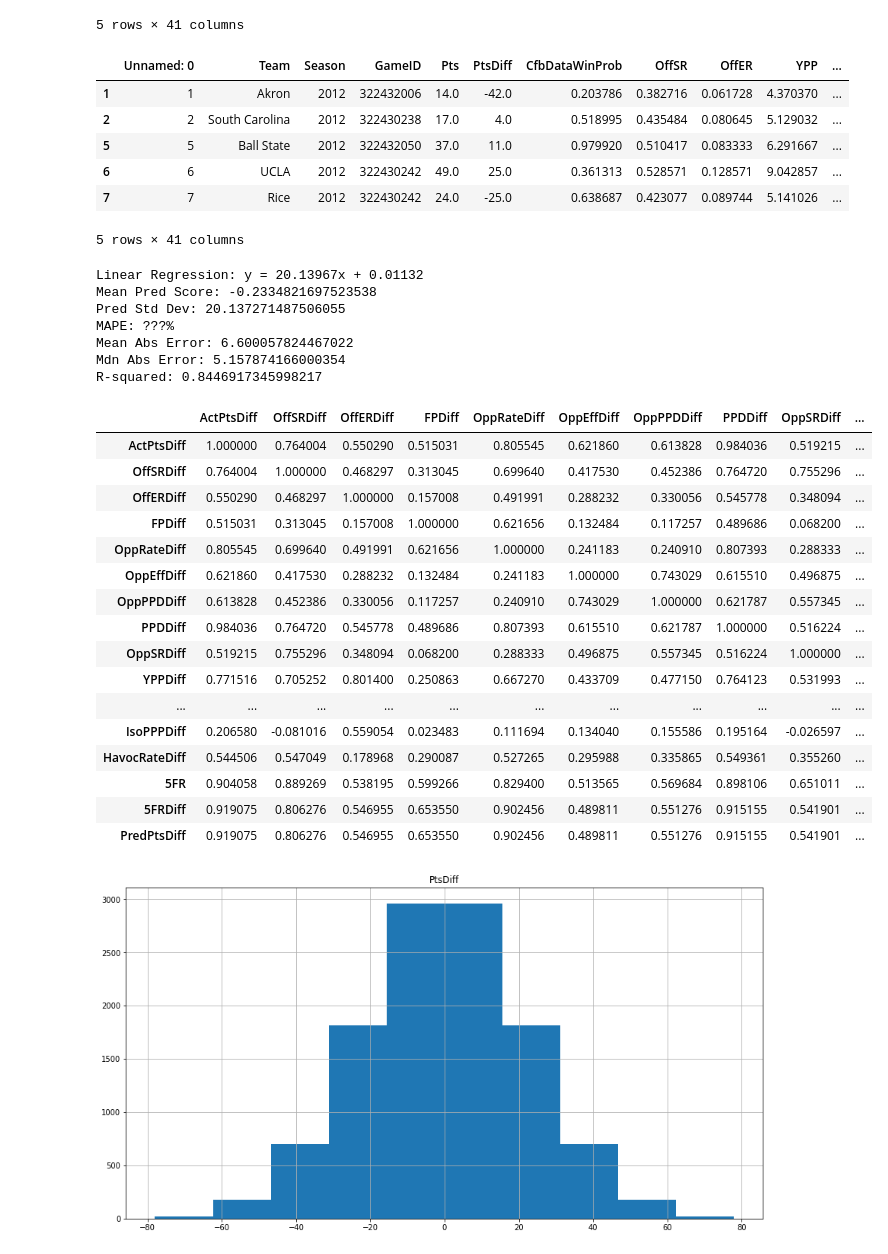
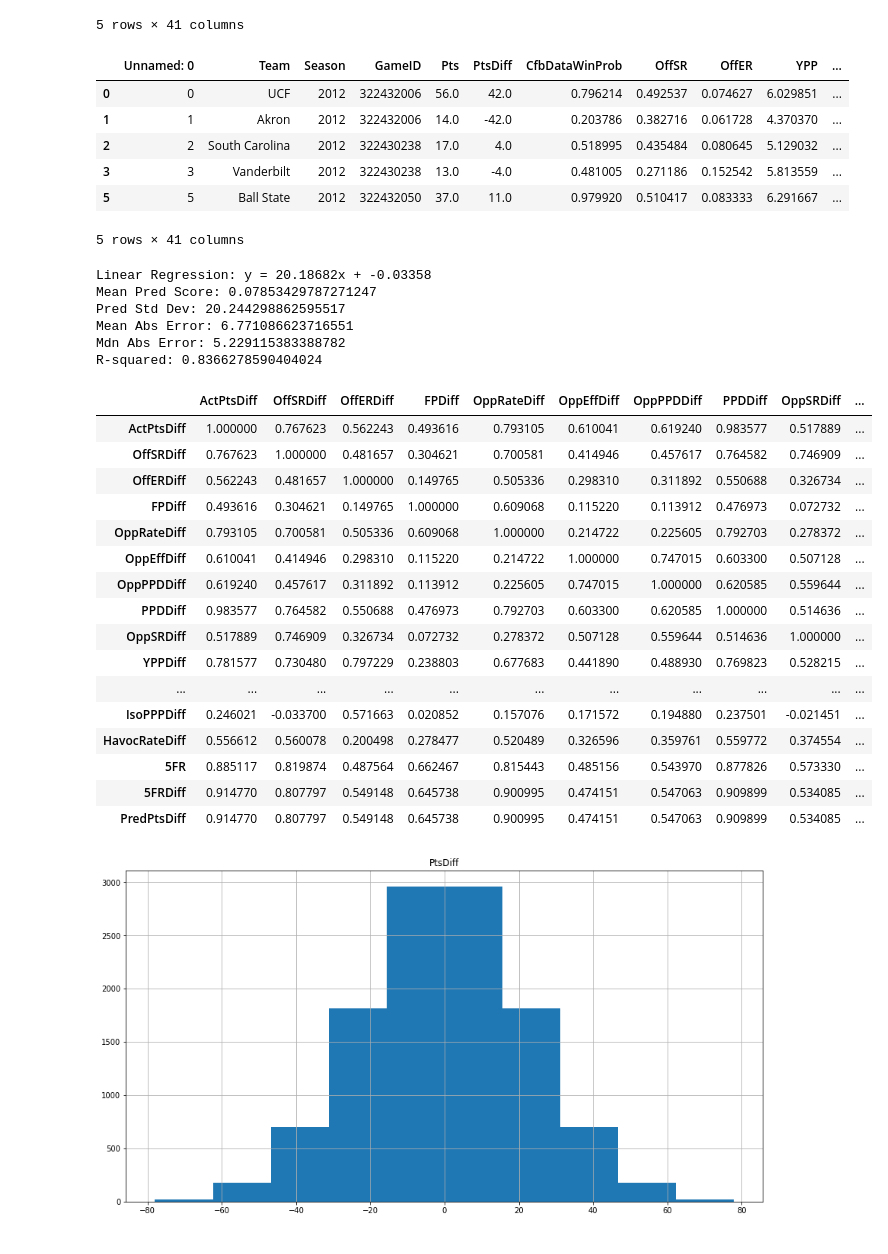
Before and after one commit to akeaswaran/cfb-pbp-analysis, a Jupyter notebook: win-prob.ipynb, the cells around one changed output. Drawn from its saved outputs; the diff is of its cells as text; code cells hidden in the pictures.

```diff
--- a/win-prob.ipynb
+++ b/win-prob.ipynb
@@ -373,7 +373,7 @@ def create_turnover_index(team_stat_pack):
     return translate(team_stat_pack.ExpTODiff - team_stat_pack.ActualTODiff, -5, 5, 0, 10)
 
 def calculate_five_factors_rating(team_stat_pack):
-    return 0.35 * create_eff_index(team_stat_pack) + 0.30 * create_expl_index(team_stat_pack) + 0.15 * create_finish_drive_index(team_stat_pack) + 0.10 * create_fp_index(team_stat_pack) + 0.05 * create_turnover_index(team_stat_pack)
+    return 0.35 * create_eff_index(team_stat_pack) + 0.30 * create_expl_index(team_stat_pack) + 0.15 * create_finish_drive_index(team_stat_pack) + 0.10 * create_fp_index(team_stat_pack) + 0.10 * create_turnover_index(team_stat_pack)
 
 def createDiffs(home, away, column):
     home[f"{column}Diff"] = home[column] - away[column]
@@ -582,11 +549,15 @@ import numpy as np
 from matplotlib import colors
 from matplotlib.ticker import PercentFormatter
 import matplotlib.pyplot as plt
-f, axes = plt.subplots(1, figsize=(20, 8))#plt.subplots(len(inputs), figsize=(20, len(inputs) * 8))
+f, axes = plt.subplots(2, figsize=(20, 8))#plt.subplots(len(inputs), figsize=(20, len(inputs) * 8))
 
 # for i in range(len(inputs)):
 #     inpt = inputs[i]
-axes.scatter(stored_game_boxes[f"5FRDiff"], stored_game_boxes.PtsDiff);
-axes.set_xlabel("5FRDiff")
-axes.set_ylabel("Point Differential");
+axes[0].scatter(stored_game_boxes[f"5FRDiff"], stored_game_boxes.PtsDiff);
+axes[0].set_xlabel("5FRDiff")
+axes[0].set_ylabel("Point Differential");
+
+axes[1].scatter(0.86*stored_game_boxes[f"OffSRDiff"] + 0.14*stored_game_boxes[f"IsoPPPDiff"], stored_game_boxes.PtsDiff);
+axes[1].set_xlabel("OG SP+")
+axes[1].set_ylabel("Point Differential");
 # %% [output]
@@ -618,11 +599,11 @@ test_data = basis[~msk]
 train_data.head()
 # %% [output]
 |  | Unnamed: 0 | Team | Season | GameID | Pts | PtsDiff | CfbDataWinProb | OffSR | OffER | YPP | ... |
+| 0 | 0 | UCF | 2012 | 322432006 | 56.0 | 42.0 | 0.796214 | 0.492537 | 0.074627 | 6.029851 | ... |
 | 1 | 1 | Akron | 2012 | 322432006 | 14.0 | -42.0 | 0.203786 | 0.382716 | 0.061728 | 4.370370 | ... |
 | 2 | 2 | South Carolina | 2012 | 322430238 | 17.0 | 4.0 | 0.518995 | 0.435484 | 0.080645 | 5.129032 | ... |
+| 3 | 3 | Vanderbilt | 2012 | 322430238 | 13.0 | -4.0 | 0.481005 | 0.271186 | 0.152542 | 5.813559 | ... |
 | 5 | 5 | Ball State | 2012 | 322432050 | 37.0 | 11.0 | 0.979920 | 0.510417 | 0.083333 | 6.291667 | ... |
-| 6 | 6 | UCLA | 2012 | 322430242 | 49.0 | 25.0 | 0.361313 | 0.528571 | 0.128571 | 9.042857 | ... |
-| 7 | 7 | Rice | 2012 | 322430242 | 24.0 | -25.0 | 0.638687 | 0.423077 | 0.089744 | 5.141026 | ... |
 5 rows × 41 columns
 # %%
 # Linear Regression Model
@@ -646,58 +627,58 @@ model = LinearRegression().fit(train_data['5FRDiff'][:, np.newaxis], train_data.
 print(f'Linear Regression: y = {model.coef_[0]:.5f}x + {model.intercept_:.5f}')
 
 preds = model.predict(test_data['5FRDiff'][:, np.newaxis])
 
 print(f"Mean Pred Score: {preds.mean()}")
 print(f"Pred Std Dev: {preds.std()}")
 
-mape = mean_absolute_percentage_error(test_data["PtsDiff"][:, np.newaxis], preds)
-print(f"MAPE: {mape}%")
+# MAPE is not a trustworthy measurement when the mean's going to be near zero
+# mape = mean_absolute_percentage_error(test_data["PtsDiff"][:, np.newaxis], preds)
+# print(f"MAPE: {mape}%")
 
 MAE = mean_absolute_error(test_data["PtsDiff"][:, np.newaxis], preds)
 print(f"Mean Abs Error: {MAE}")
 
 MdnAE = median_absolute_error(test_data["PtsDiff"][:, np.newaxis], preds)
 print(f"Mdn Abs Error: {MdnAE}")
 
 corr_matx = {
     'ActPtsDiff' : test_data['PtsDiff'],
 }
 for inptDf in inputDiffs:
     corr_matx[inptDf] = test_data[inptDf]
 corr_matx['5FR'] = test_data['5FR']
 corr_matx['5FRDiff'] = test_data['5FRDiff']
 corr_matx['PredPtsDiff'] = preds
 test = pd.DataFrame(corr_matx)
 
 test.corr()
 print(f'R-squared: {r2_score(test_data["PtsDiff"][:,np.newaxis], preds)}\n')
 
 test.corr()
 # %% [output]
-Linear Regression: y = 20.13967x + 0.01132
-Mean Pred Score: -0.2334821697523538
-Pred Std Dev: 20.137271487506055
-MAPE: ???%
-Mean Abs Error: 6.600057824467022
-Mdn Abs Error: 5.157874166000354
-R-squared: 0.8446917345998217
+Linear Regression: y = 20.18682x + -0.03358
+Mean Pred Score: 0.07853429787271247
+Pred Std Dev: 20.244298862595517
+Mean Abs Error: 6.771086623716551
+Mdn Abs Error: 5.229115383388782
+R-squared: 0.8366278590404024
 |  | ActPtsDiff | OffSRDiff | OffERDiff | FPDiff | OppRateDiff | OppEffDiff | OppPPDDiff | PPDDiff | OppSRDiff | ... |
-| ActPtsDiff | 1.000000 | 0.764004 | 0.550290 | 0.515031 | 0.805545 | 0.621860 | 0.613828 | 0.984036 | 0.519215 | ... |
-| OffSRDiff | 0.764004 | 1.000000 | 0.468297 | 0.313045 | 0.699640 | 0.417530 | 0.452386 | 0.764720 | 0.755296 | ... |
-| OffERDiff | 0.550290 | 0.468297 | 1.000000 | 0.157008 | 0.491991 | 0.288232 | 0.330056 | 0.545778 | 0.348094 | ... |
-| FPDiff | 0.515031 | 0.313045 | 0.157008 | 1.000000 | 0.621656 | 0.132484 | 0.117257 | 0.489686 | 0.068200 | ... |
-| OppRateDiff | 0.805545 | 0.699640 | 0.491991 | 0.621656 | 1.000000 | 0.241183 | 0.240910 | 0.807393 | 0.288333 | ... |
-| OppEffDiff | 0.621860 | 0.417530 | 0.288232 | 0.132484 | 0.241183 | 1.000000 | 0.743029 | 0.615510 | 0.496875 | ... |
-| OppPPDDiff | 0.613828 | 0.452386 | 0.330056 | 0.117257 | 0.240910 | 0.743029 | 1.000000 | 0.621787 | 0.557345 | ... |
-| PPDDiff | 0.984036 | 0.764720 | 0.545778 | 0.489686 | 0.807393 | 0.615510 | 0.621787 | 1.000000 | 0.516224 | ... |
-| OppSRDiff | 0.519215 | 0.755296 | 0.348094 | 0.068200 | 0.288333 | 0.496875 | 0.557345 | 0.516224 | 1.000000 | ... |
-| YPPDiff | 0.771516 | 0.705252 | 0.801400 | 0.250863 | 0.667270 | 0.433709 | 0.477150 | 0.764123 | 0.531993 | ... |
+| ActPtsDiff | 1.000000 | 0.767623 | 0.562243 | 0.493616 | 0.793105 | 0.610041 | 0.619240 | 0.983577 | 0.517889 | ... |
+| OffSRDiff | 0.767623 | 1.000000 | 0.481657 | 0.304621 | 0.700581 | 0.414946 | 0.457617 | 0.764582 | 0.746909 | ... |
+| OffERDiff | 0.562243 | 0.481657 | 1.000000 | 0.149765 | 0.505336 | 0.298310 | 0.311892 | 0.550688 | 0.326734 | ... |
+| FPDiff | 0.493616 | 0.304621 | 0.149765 | 1.000000 | 0.609068 | 0.115220 | 0.113912 | 0.476973 | 0.072732 | ... |
+| OppRateDiff | 0.793105 | 0.700581 | 0.505336 | 0.609068 | 1.000000 | 0.214722 | 0.225605 | 0.792703 | 0.278372 | ... |
+| OppEffDiff | 0.610041 | 0.414946 | 0.298310 | 0.115220 | 0.214722 | 1.000000 | 0.747015 | 0.603300 | 0.507128 | ... |
+| OppPPDDiff | 0.619240 | 0.457617 | 0.311892 | 0.113912 | 0.225605 | 0.747015 | 1.000000 | 0.620585 | 0.559644 | ... |
+| PPDDiff | 0.983577 | 0.764582 | 0.550688 | 0.476973 | 0.792703 | 0.603300 | 0.620585 | 1.000000 | 0.514636 | ... |
+| OppSRDiff | 0.517889 | 0.746909 | 0.326734 | 0.072732 | 0.278372 | 0.507128 | 0.559644 | 0.514636 | 1.000000 | ... |
+| YPPDiff | 0.781577 | 0.730480 | 0.797229 | 0.238803 | 0.677683 | 0.441890 | 0.488930 | 0.769823 | 0.528215 | ... |
 | ... | ... | ... | ... | ... | ... | ... | ... | ... | ... | ... |
-| IsoPPPDiff | 0.206580 | -0.081016 | 0.559054 | 0.023483 | 0.111694 | 0.134040 | 0.155586 | 0.195164 | -0.026597 | ... |
-| HavocRateDiff | 0.544506 | 0.547049 | 0.178968 | 0.290087 | 0.527265 | 0.295988 | 0.335865 | 0.549361 | 0.355260 | ... |
-| 5FR | 0.904058 | 0.889269 | 0.538195 | 0.599266 | 0.829400 | 0.513565 | 0.569684 | 0.898106 | 0.651011 | ... |
-| 5FRDiff | 0.919075 | 0.806276 | 0.546955 | 0.653550 | 0.902456 | 0.489811 | 0.551276 | 0.915155 | 0.541901 | ... |
-| PredPtsDiff | 0.919075 | 0.806276 | 0.546955 | 0.653550 | 0.902456 | 0.489811 | 0.551276 | 0.915155 | 0.541901 | ... |
+| IsoPPPDiff | 0.246021 | -0.033700 | 0.571663 | 0.020852 | 0.157076 | 0.171572 | 0.194880 | 0.237501 | -0.021451 | ... |
+| HavocRateDiff | 0.556612 | 0.560078 | 0.200498 | 0.278477 | 0.520489 | 0.326596 | 0.359761 | 0.559772 | 0.374554 | ... |
+| 5FR | 0.885117 | 0.819874 | 0.487564 | 0.662467 | 0.815443 | 0.485156 | 0.543970 | 0.877826 | 0.573330 | ... |
+| 5FRDiff | 0.914770 | 0.807797 | 0.549148 | 0.645738 | 0.900995 | 0.474151 | 0.547063 | 0.909899 | 0.534085 | ... |
+| PredPtsDiff | 0.914770 | 0.807797 | 0.549148 | 0.645738 | 0.900995 | 0.474151 | 0.547063 | 0.909899 | 0.534085 | ... |
 # %%
 stored_game_boxes.hist(column='PtsDiff', figsize=(15,8));
 # %% [output]
```
Also changed, not shown: parts of 6 cells of this notebook.
